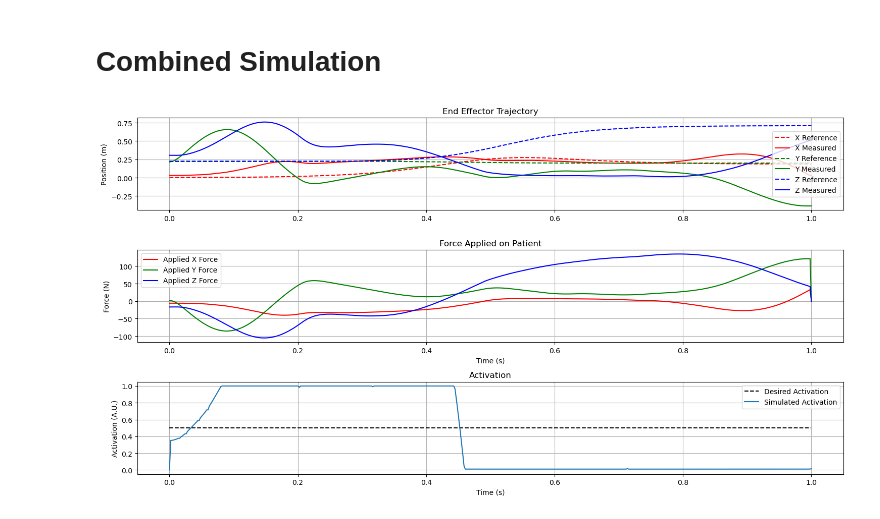
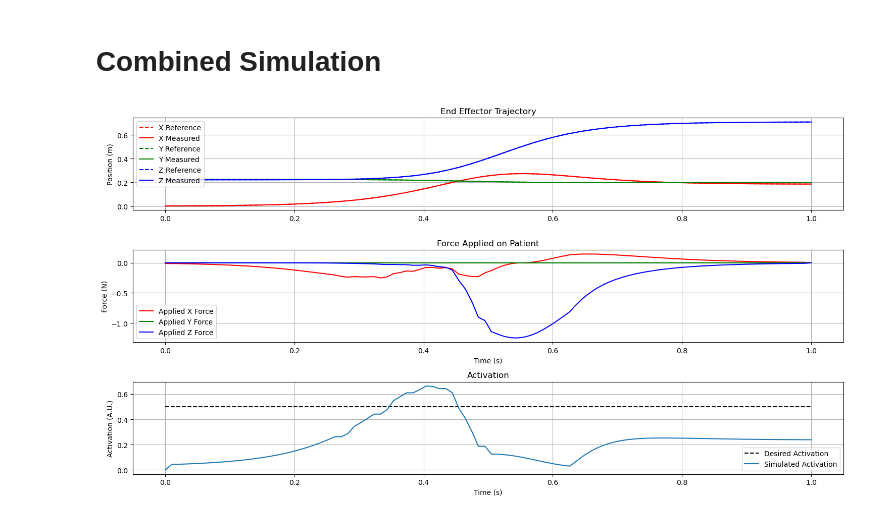
Before and after one commit to aaronjohnsabu1999/flexiforce, a Jupyter notebook: Simulation.ipynb, the cells around one changed output. Cells and saved outputs as stored; diff of their text form; code cells hidden in the pictures.

```diff
--- a/Simulation.ipynb
+++ b/Simulation.ipynb
@@ -80,11 +80,11 @@ plt.show()
 # **Combined Simulation**
 # %%
 G = {
-    'G_p': 0.001,
-    'G_i': 0,
-    'G_d': 0,
+    'G_p': 100,
+    'G_i': 2,
+    'G_d': 0.1,
     }
 
-run(curl_time = 1, G = G, sps = 500)
+run(curl_time = 1, G = G, sps = 100)
 # %% [output]
-[figure, old version]
+[figure, new version]
```
Also changed, not shown: 8 other files.
